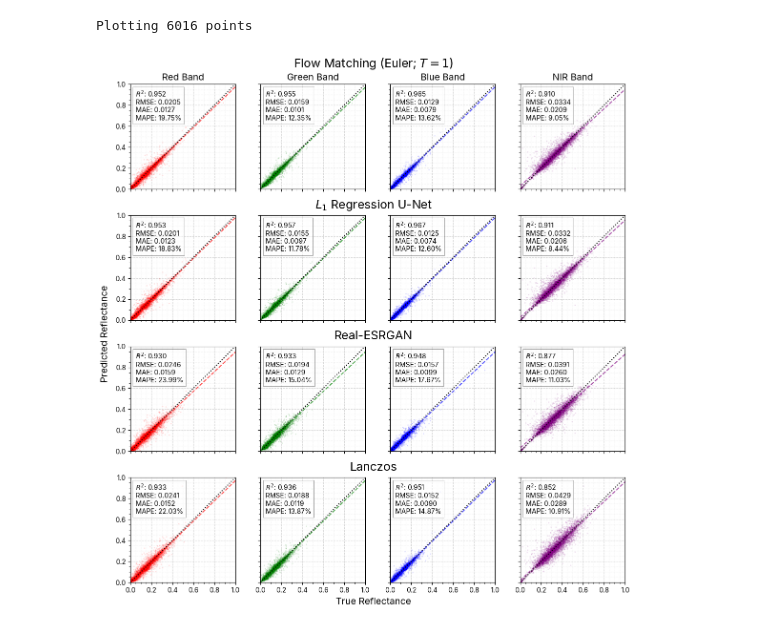
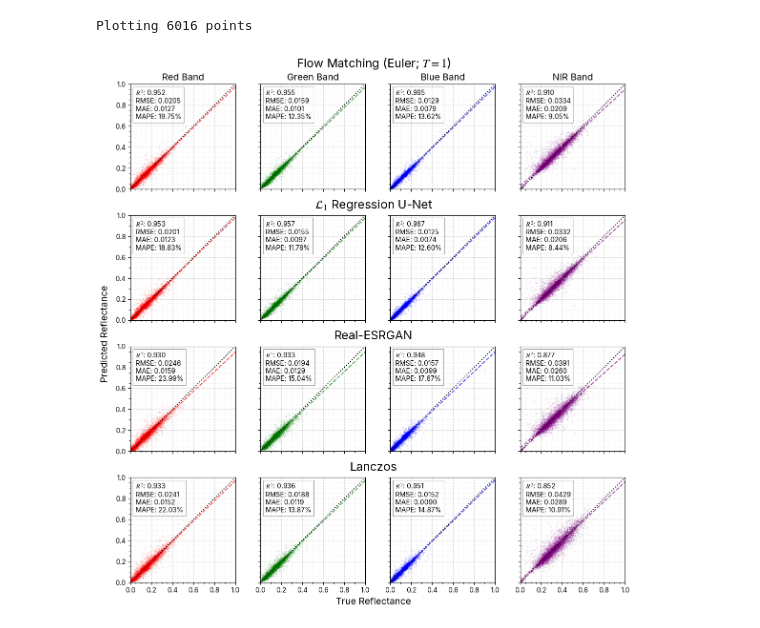
Before and after one commit to DakotaHester/s2flow, a Jupyter notebook: notebooks/regression_plots.ipynb, the cells around one changed output. Cells and saved outputs as stored; diff of their text form; code cells hidden in the pictures.

Commit message:
Export regression comparison metrics

```diff
--- a/notebooks/regression_plots.ipynb
+++ b/notebooks/regression_plots.ipynb
@@ -37,7 +37,11 @@ plt.style.use('seaborn-v0_8-colorblind')
 
 plt.rcParams['font.family'] = 'sans-serif'
 plt.rcParams['font.sans-serif'] = prop.get_name()
-plt.rcParams["text.usetex"] = False
+# plt.rcParams["text.usetex"] = False
+plt.rcParams.update({
+    'mathtext.fontset': 'stix',
+    'mathtext.default': 'it',
+})
 # %%
 sample_path_roots = {
     "pred_regression": Path("/home/dhester/s2flow/runs/s2flow_sr_eval_regression/sr_outputs"),
@@ -231,32 +235,33 @@ for i, pred_type in enumerate([pred_type for pred_type in model_titles.keys() if
         ax[i, j].set_ylim(0, 1)
         ax[i, j].set_aspect('equal', 'box')
 
         # don't use axis labels
         ax[i, j].set_xlabel("")
         ax[i, j].set_ylabel("")
 
         # set band titles
         if i == 0:
             ax[i, j].set_title(band_titles[band_name], fontsize=14)
 
 fig.tight_layout()
 
 axis_fontsize = 14
 fig.supxlabel('True Reflectance', fontsize=axis_fontsize, y=-0.01)
 fig.supylabel('Predicted Reflectance', fontsize=axis_fontsize, x=-0.01)
 
 model_fontsize = 18
 fig.text(0.5, 1.005, 'Flow Matching (Euler; $T=1$)', va='center', ha='center', fontsize=model_fontsize)
 fig.subplots_adjust(hspace=.25)
-fig.text(0.5, .74, '$L_1$ Regression U-Net', va='center', ha='center', fontsize=model_fontsize)
+fig.text(0.5, .74, r'$\mathcal{L}_1$ Regression U-Net', va='center', ha='center', fontsize=model_fontsize)
 fig.text(0.5, .495, 'Real-ESRGAN', va='center', ha='center', fontsize=model_fontsize)
 fig.text(0.5, .25, 'Lanczos', va='center', ha='center', fontsize=model_fontsize)
 
 out_dir = Path('../figures/sampling_regression3/')
 out_dir.mkdir(parents=True, exist_ok=True)
+metrics_df.to_csv(out_dir / 'metrics.csv', index=False)
 for filetype in ['png', 'pdf']:
     fig.savefig(out_dir / f'sampling_regression_comparison.{filetype}', dpi=300, bbox_inches='tight')
 
 plt.show()
 # %% [output]
-[figure, old version]
+[figure, new version]
```
Also changed, not shown: 3 other files.
